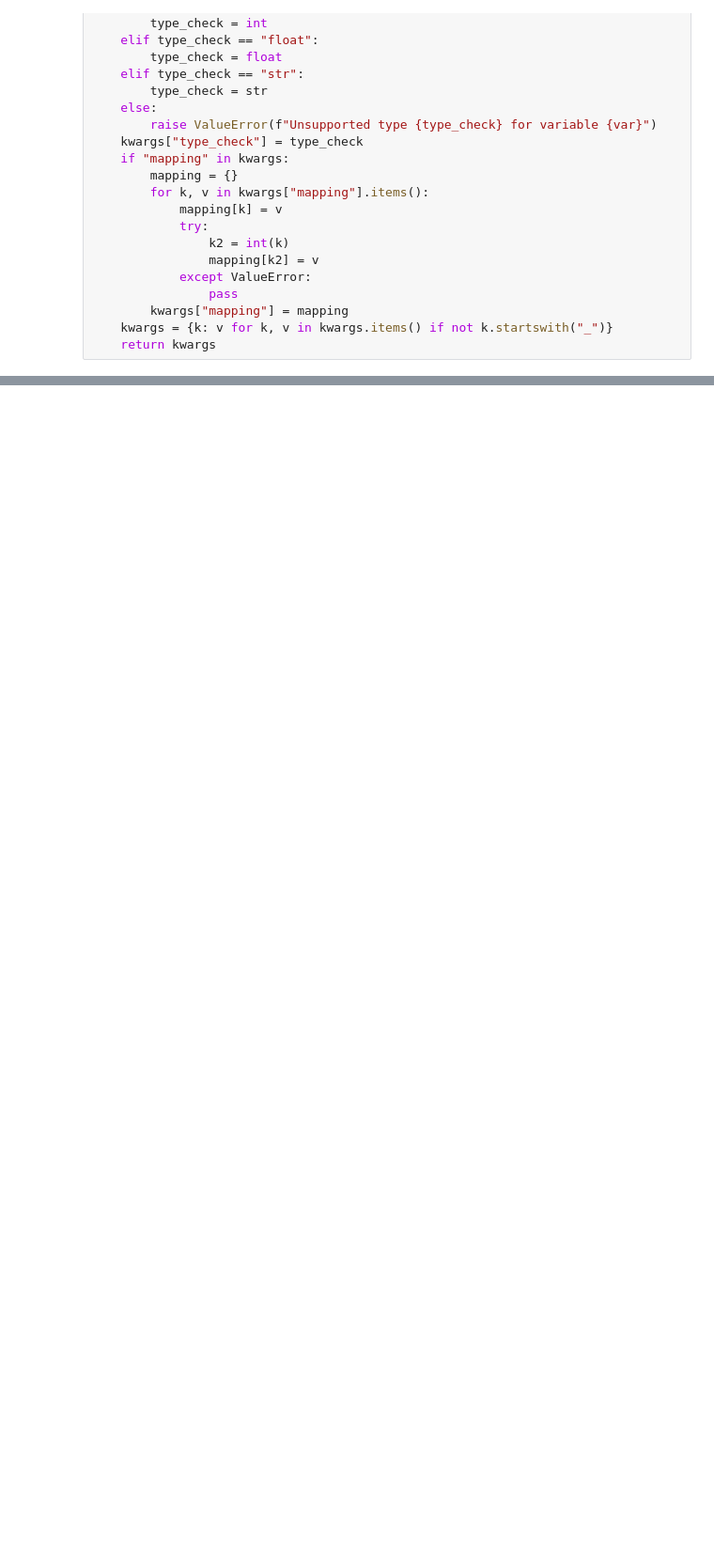
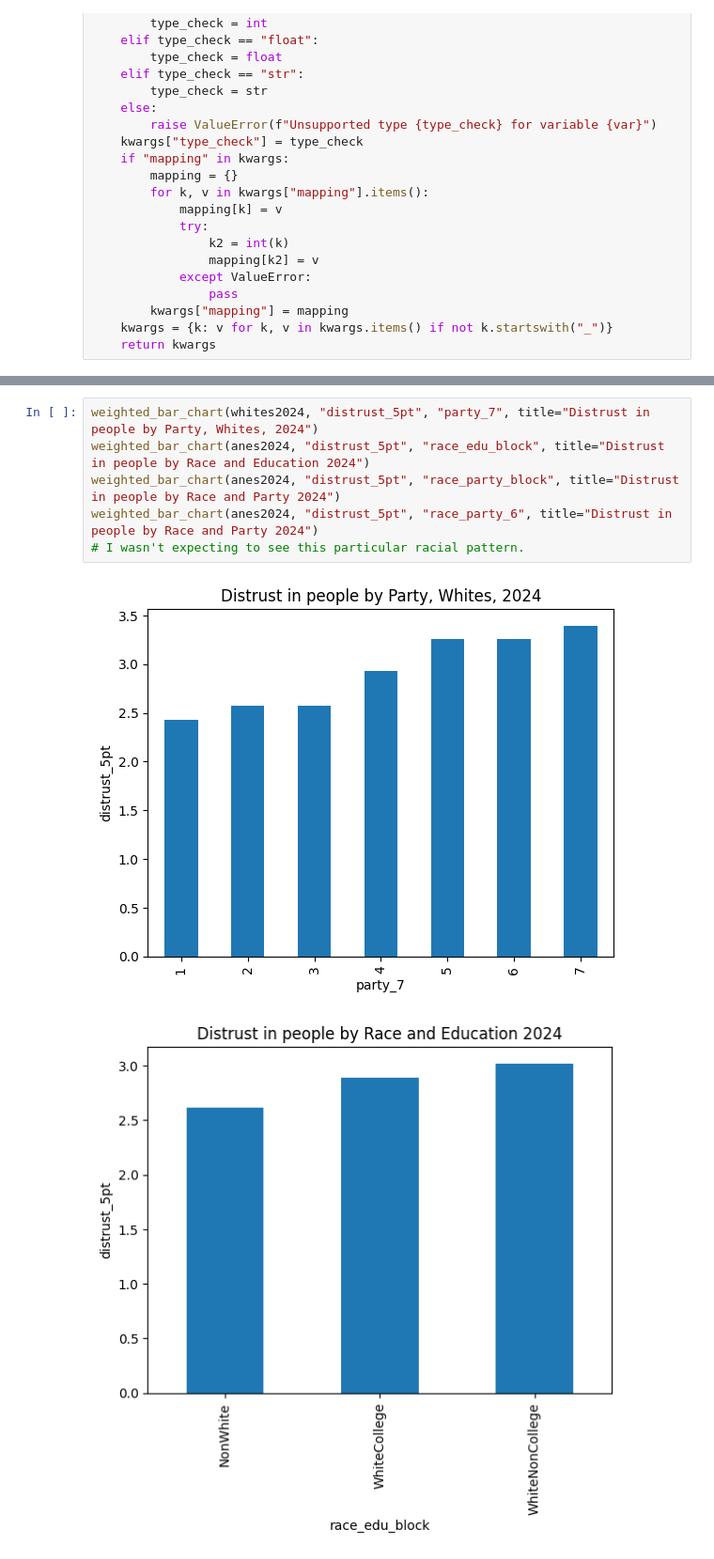
Before and after one commit to infiniteperplexity/python_socsci_revised, a Jupyter notebook: statsmodels.ipynb, the cells around one changed output, grey strips where cells are left out. Shown at 94% size. Cells and saved outputs as stored; diff of their text form; blank space fills up the shorter version.

```diff
--- a/statsmodels.ipynb
+++ b/statsmodels.ipynb
@@ -487,0 +676,9 @@ plt.show()
+# %%
+weighted_bar_chart(whites2024, "distrust_5pt", "party_7", title="Distrust in people by Party, Whites, 2024")
+weighted_bar_chart(anes2024, "distrust_5pt", "race_edu_block", title="Distrust in people by Race and Education 2024")
+weighted_bar_chart(anes2024, "distrust_5pt", "race_party_block", title="Distrust in people by Race and Party 2024")
+weighted_bar_chart(anes2024, "distrust_5pt", "race_party_6", title="Distrust in people by Race and Party 2024")
+# I wasn't expecting to see this particular racial pattern.
+# %% [output]
+[figure, added]
+[figure, added]
```
Also changed, not shown: parts of 15 cells of this notebook, 4 other files.
